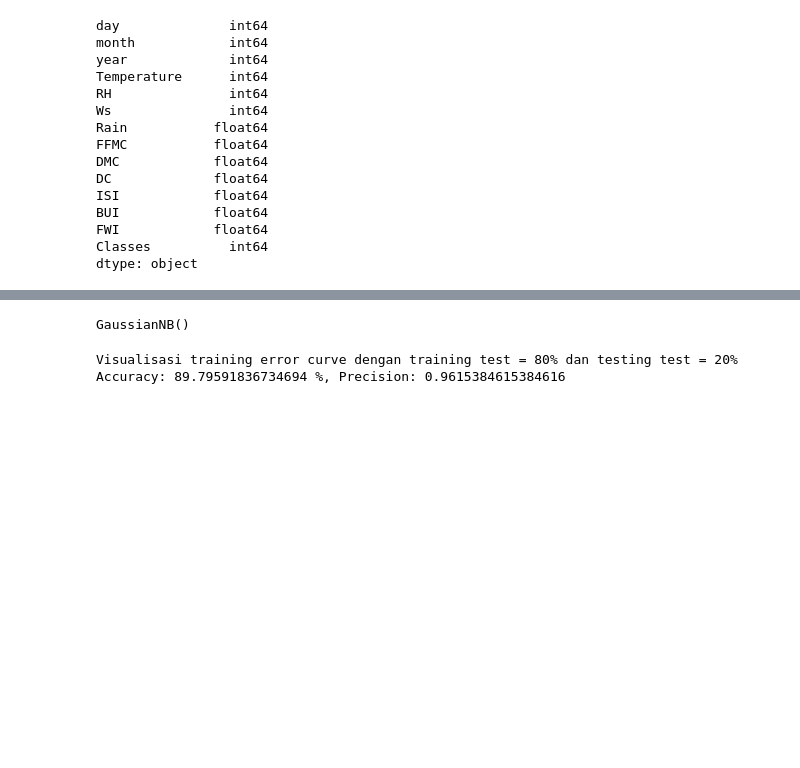
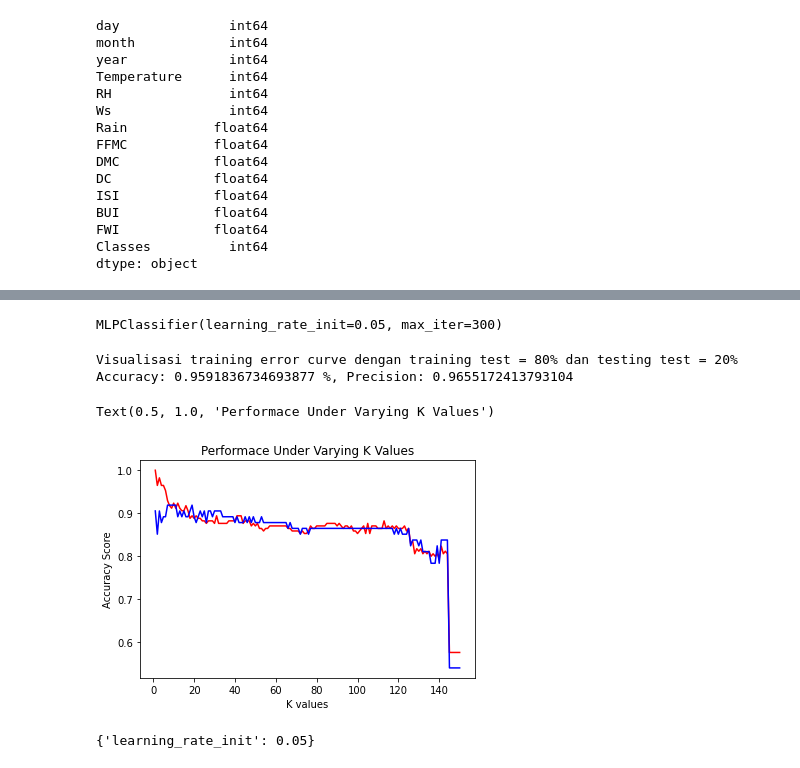
Before and after one commit to farhanalmoza/semester4, a Jupyter notebook: KCB/Final Project/tugas2/klasifikasi_aff.ipynb, the cells around one changed output, grey strips where cells are left out. Cells and saved outputs as stored; diff of their text form; code cells hidden in the pictures; blank space fills up the shorter version.

```diff
--- a/KCB/Final Project/tugas2/klasifikasi_aff.ipynb
+++ b/KCB/Final Project/tugas2/klasifikasi_aff.ipynb
@@ -116,19 +117,54 @@ features = df[['day', 'month', 'Temperature', 'RH', 'Rain', 'FFMC', 'DMC', 'DC',
 label = df['Classes']
 X_train, X_test, y_train, y_test = ms.train_test_split(features, label, test_size=0.2, random_state=0)
-# %%
-gnb = nb.GaussianNB()
-gnb.fit(X_train, y_train)
-# %% [output]
-GaussianNB()
+# %%
+# learning rate 0.5
+clf = MLPClassifier(learning_rate_init=0.05, max_iter=300)
+clf.fit(X_train, y_train)
+# %% [output]
+MLPClassifier(learning_rate_init=0.05, max_iter=300)
 # %%
-y_prediksi = gnb.predict(X_test)
+y_prediksi = clf.predict(X_test)
 accuracy = met.accuracy_score(y_test, y_prediksi)
 precision = met.precision_score(y_test, y_prediksi)
 
-persen_accuracy = accuracy * 100
-
 print("Visualisasi training error curve dengan training test = 80% dan testing test = 20%")
-print("Accuracy:", persen_accuracy,"%,", "Precision:", precision)
+print("Accuracy:", accuracy,"%,", "Precision:", precision)
 # %% [output]
 Visualisasi training error curve dengan training test = 80% dan testing test = 20%
-Accuracy: 89.79591836734694 %, Precision: 0.9615384615384616
+Accuracy: 0.9591836734693877 %, Precision: 0.9655172413793104
+# %%
+from sklearn.neighbors import KNeighborsClassifier
+import matplotlib.pyplot as plt
+
+k_values=[]
+for i in range(150):
+    k_values.append(i+1)
+train_scores=[]
+test_scores=[]
+
+k_nn=KNeighborsClassifier()
+
+for k in k_values:
+  k_nn.n_neighbors=k
+  k_nn.fit(X_train,y_train)
+  train_score=k_nn.score(X_train,y_train)
+  test_score=k_nn.score(X_test,y_test)
+  train_scores.append(train_score)
+  test_scores.append(test_score)
+
+plt.plot(k_values,train_scores, color='red',label='Training Accuracy')
+plt.plot(k_values,test_scores, color='blue',label='Testing Accuracy')
+plt.xlabel('K values')
+plt.ylabel('Accuracy Score')
+plt.title('Performace Under Varying K Values')
+# %% [output]
+Text(0.5, 1.0, 'Performace Under Varying K Values')
+[figure, added]
+# %%
+param_grid = {'learning_rate_init': [0.1, 0.01, 0.5, 0.2, 0.05]}
+
+mlp_clf = ms.GridSearchCV(MLPClassifier(), param_grid, cv=5)
+mlp_clf.fit(X_train, y_train)
+mlp_clf.best_params_
+# %% [output]
+{'learning_rate_init': 0.05}
```
Also changed, not shown: parts of 6 cells of this notebook, 4 other files.
